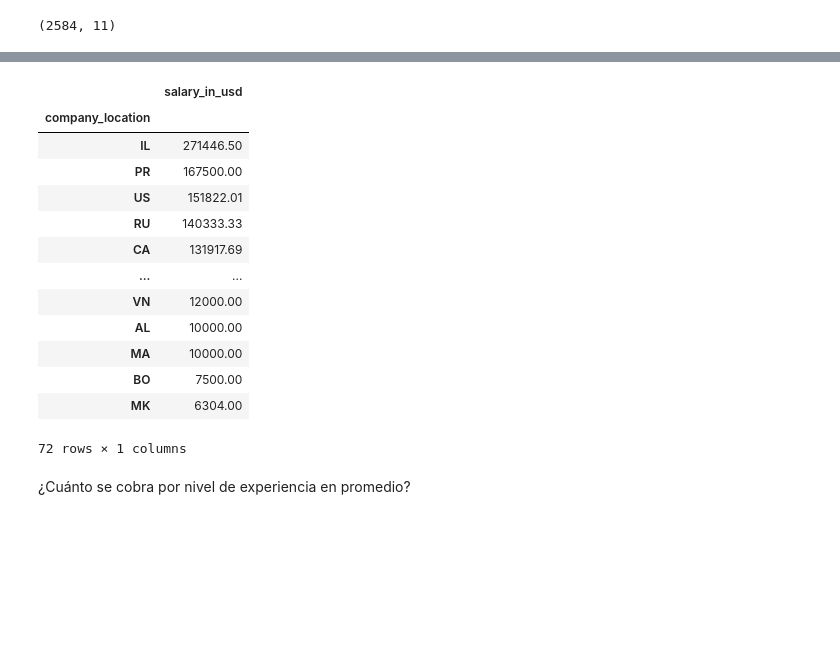
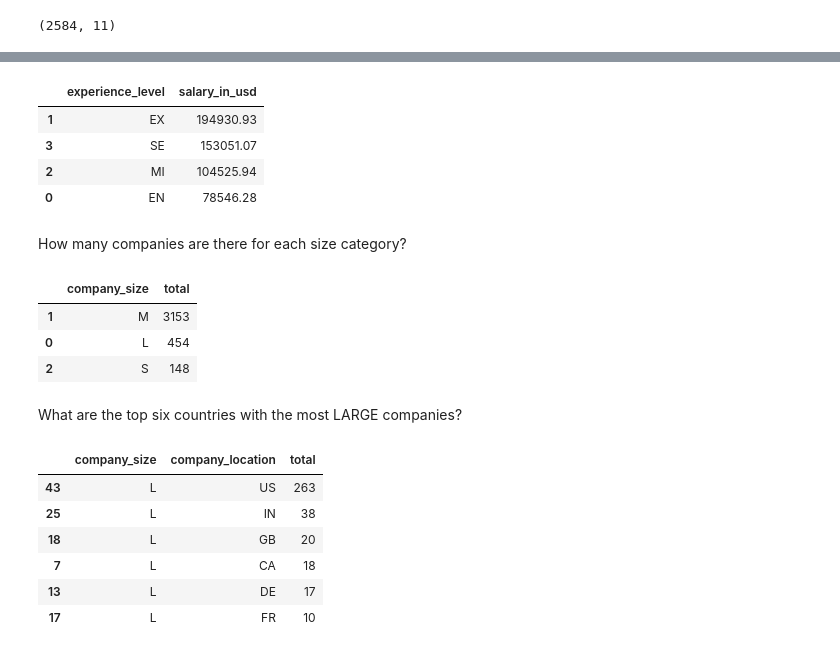
Before and after one commit to Germandcont/Data-Science---Salary-, a Jupyter notebook: Cuaderno/ds.ipynb, the cells around one changed output, grey strips where cells are left out. Saved outputs shown, nothing was run; the diff lists cells and outputs as text; code cells hidden in the pictures; blank space fills up the shorter version.

```diff
--- a/Cuaderno/ds.ipynb
+++ b/Cuaderno/ds.ipynb
@@ -160,19 +175,29 @@ df.groupby("job_title").agg({"salary_in_usd":"mean"}).round(2).sort_values(by=["
 # %%
-df.groupby("company_location").agg({"salary_in_usd":"mean"}).round(2).sort_values(by=["salary_in_usd"],ascending=False)
+df.groupby("experience_level").agg({"salary_in_usd":"mean"}).round(2).reset_index().sort_values(by=["salary_in_usd"],ascending=False)
 # %% [output]
-|  | salary_in_usd |
-| company_location |  |
-| IL | 271446.50 |
-| PR | 167500.00 |
-| US | 151822.01 |
-| RU | 140333.33 |
-| CA | 131917.69 |
-| ... | ... |
-| VN | 12000.00 |
-| AL | 10000.00 |
-| MA | 10000.00 |
-| BO | 7500.00 |
-| MK | 6304.00 |
+|  | experience_level | salary_in_usd |
+| 1 | EX | 194930.93 |
+| 3 | SE | 153051.07 |
+| 2 | MI | 104525.94 |
+| 0 | EN | 78546.28 |
-72 rows × 1 columns
-# %% [markdown]
-¿Cuánto se cobra por nivel de experiencia en promedio?
+# %% [markdown]
+How many companies are there for each size category?
+# %%
+df.groupby("company_size",).agg({"company_size" : "count"}).rename(columns={"company_size": "total"}).reset_index().sort_values(by=["total"], ascending=False)
+# %% [output]
+|  | company_size | total |
+| 1 | M | 3153 |
+| 0 | L | 454 |
+| 2 | S | 148 |
+# %% [markdown]
+What are the top six countries with the most LARGE companies?
+# %%
+df[df["company_size"] == "L"].groupby(["company_size","company_location"]).agg({"company_size" : "count"}).rename(columns={"company_size": "total"}).reset_index().sort_values(by=["total"], ascending=False).head(6)
+# %% [output]
+|  | company_size | company_location | total |
+| 43 | L | US | 263 |
+| 25 | L | IN | 38 |
+| 18 | L | GB | 20 |
+| 7 | L | CA | 18 |
+| 13 | L | DE | 17 |
+| 17 | L | FR | 10 |
```
Also changed, not shown: parts of 24 cells of this notebook.
